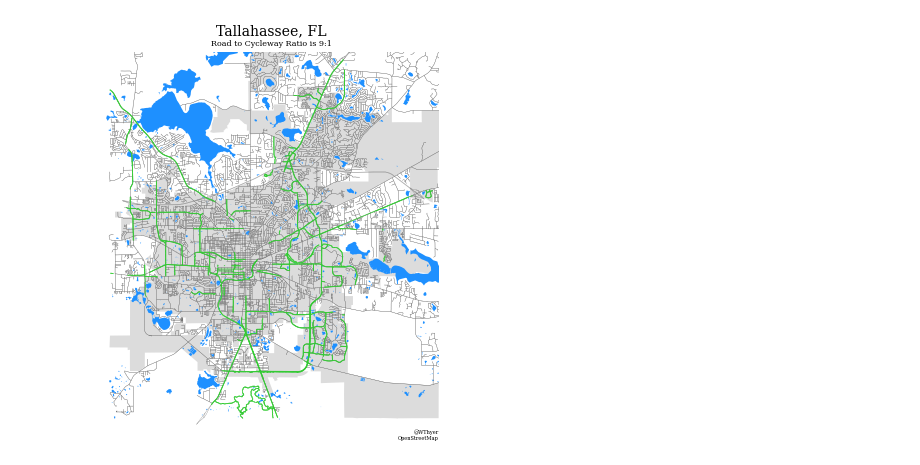
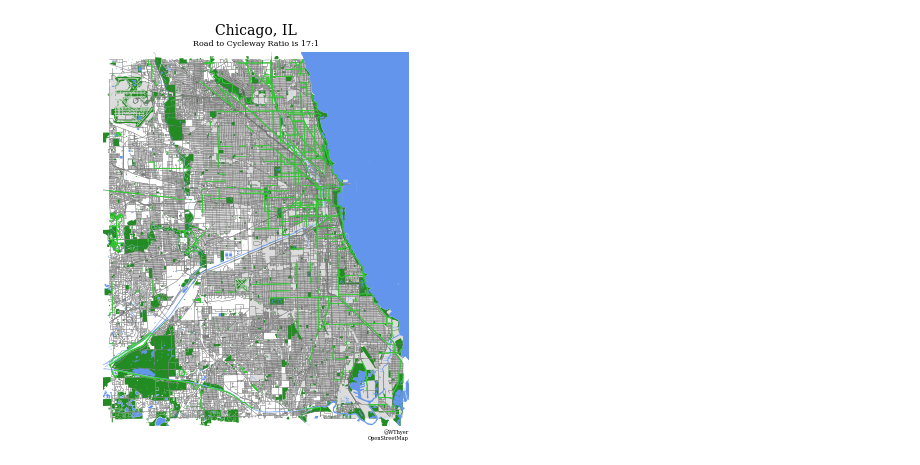
Before and after one commit to WilliamThyer/CityMapper, a Jupyter notebook: bike_networks.ipynb, the cells around one changed output. Cells and saved outputs as stored; diff of their text form; code cells hidden in the pictures.

```diff
--- a/bike_networks.ipynb
+++ b/bike_networks.ipynb
@@ -7,14 +7,14 @@ import matplotlib.pyplot as plt
 # %%
 %%capture
 # load city info and calculate road to cycleway ratio
-city_name = 'Tallahassee, FL'
+city_name = 'Chicago, IL'
 bnx = bike_networks.BikeNetworkMapper(city_name)
 bnx.get_city()
 # %%
 # create the map
 fig,ax = bnx.plot_cycleways(
     signature=True,
-    save_figure=False,
+    save_figure=True,
     extension=['png','pdf'])
 # %% [output]
-[figure, old version]
+[figure, new version]
```
Also changed, not shown: 2 other files.
